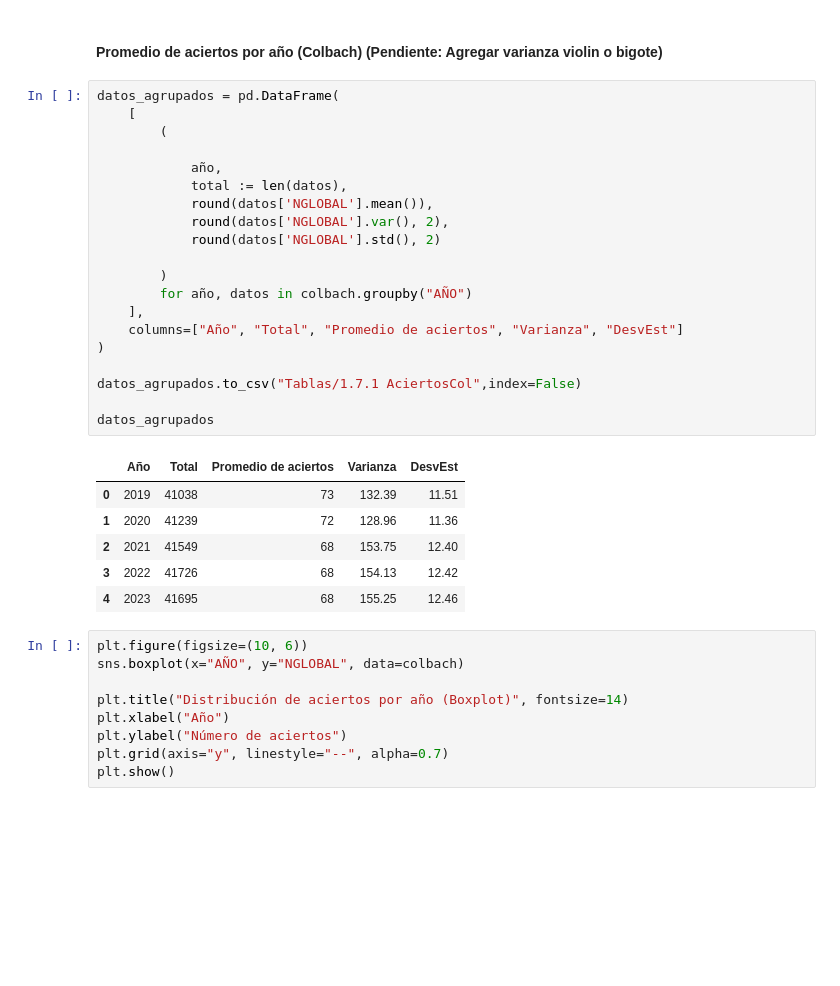
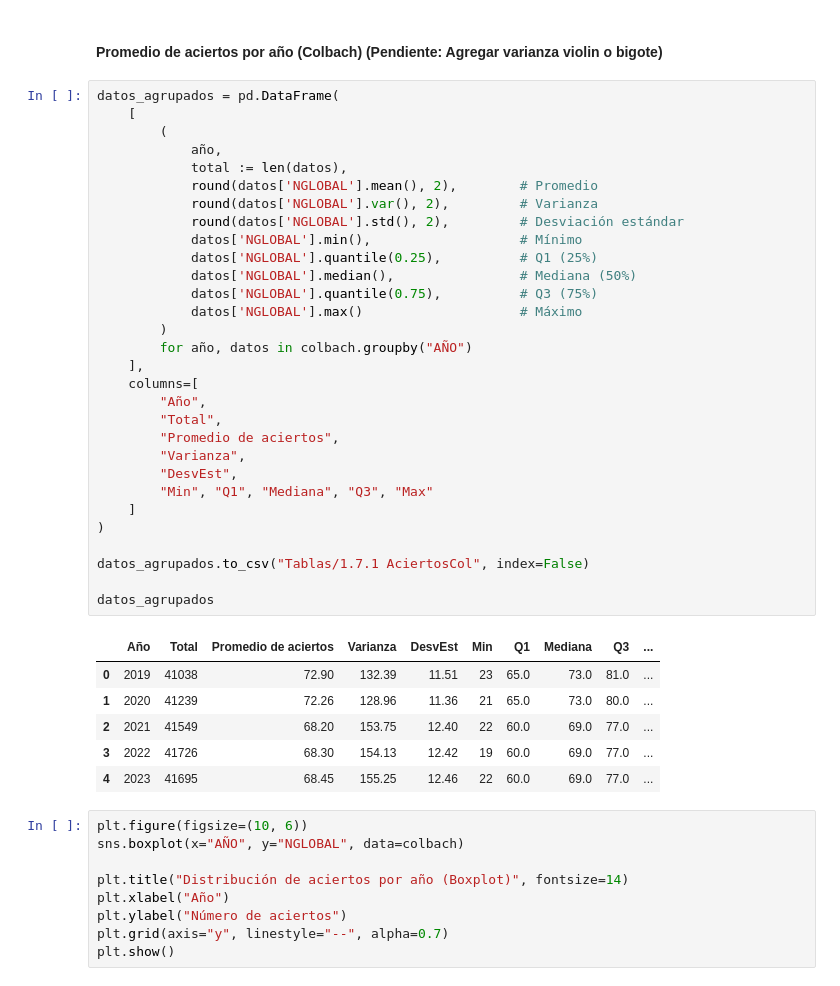
Before and after one commit to socialdataibero/SDI_07_Comipems, a Jupyter notebook: Comipems_Data.ipynb, the cells around one changed output. Drawn from its saved outputs; the diff is of its cells as text; blank space fills up the shorter version.

```diff
--- a/Comipems_Data.ipynb
+++ b/Comipems_Data.ipynb
@@ -912,30 +924,40 @@ plt.show()
 # %%
 datos_agrupados = pd.DataFrame(
     [
         (
-
             año,
             total := len(datos),
-            round(datos['NGLOBAL'].mean()),
-            round(datos['NGLOBAL'].var(), 2),
-            round(datos['NGLOBAL'].std(), 2)
-
+            round(datos['NGLOBAL'].mean(), 2),        # Promedio
+            round(datos['NGLOBAL'].var(), 2),         # Varianza
+            round(datos['NGLOBAL'].std(), 2),         # Desviación estándar
+            datos['NGLOBAL'].min(),                   # Mínimo
+            datos['NGLOBAL'].quantile(0.25),          # Q1 (25%)
+            datos['NGLOBAL'].median(),                # Mediana (50%)
+            datos['NGLOBAL'].quantile(0.75),          # Q3 (75%)
+            datos['NGLOBAL'].max()                    # Máximo
         )
         for año, datos in colbach.groupby("AÑO")
     ],
-    columns=["Año", "Total", "Promedio de aciertos", "Varianza", "DesvEst"]
+    columns=[
+        "Año",
+        "Total",
+        "Promedio de aciertos",
+        "Varianza",
+        "DesvEst",
+        "Min", "Q1", "Mediana", "Q3", "Max"
+    ]
 )
 
-datos_agrupados.to_csv("Tablas/1.7.1 AciertosCol",index=False)
+datos_agrupados.to_csv("Tablas/1.7.1 AciertosCol", index=False)
 
 datos_agrupados
 # %% [output]
-|  | Año | Total | Promedio de aciertos | Varianza | DesvEst |
-| 0 | 2019 | 41038 | 73 | 132.39 | 11.51 |
-| 1 | 2020 | 41239 | 72 | 128.96 | 11.36 |
-| 2 | 2021 | 41549 | 68 | 153.75 | 12.40 |
-| 3 | 2022 | 41726 | 68 | 154.13 | 12.42 |
-| 4 | 2023 | 41695 | 68 | 155.25 | 12.46 |
+|  | Año | Total | Promedio de aciertos | Varianza | DesvEst | Min | Q1 | Mediana | Q3 | ... |
+| 0 | 2019 | 41038 | 72.90 | 132.39 | 11.51 | 23 | 65.0 | 73.0 | 81.0 | ... |
+| 1 | 2020 | 41239 | 72.26 | 128.96 | 11.36 | 21 | 65.0 | 73.0 | 80.0 | ... |
+| 2 | 2021 | 41549 | 68.20 | 153.75 | 12.40 | 22 | 60.0 | 69.0 | 77.0 | ... |
+| 3 | 2022 | 41726 | 68.30 | 154.13 | 12.42 | 19 | 60.0 | 69.0 | 77.0 | ... |
+| 4 | 2023 | 41695 | 68.45 | 155.25 | 12.46 | 22 | 60.0 | 69.0 | 77.0 | ... |
 # %%
 plt.figure(figsize=(10, 6))
 sns.boxplot(x="AÑO", y="NGLOBAL", data=colbach)
```
Also changed, not shown: parts of 6 cells of this notebook, 2 other files.
